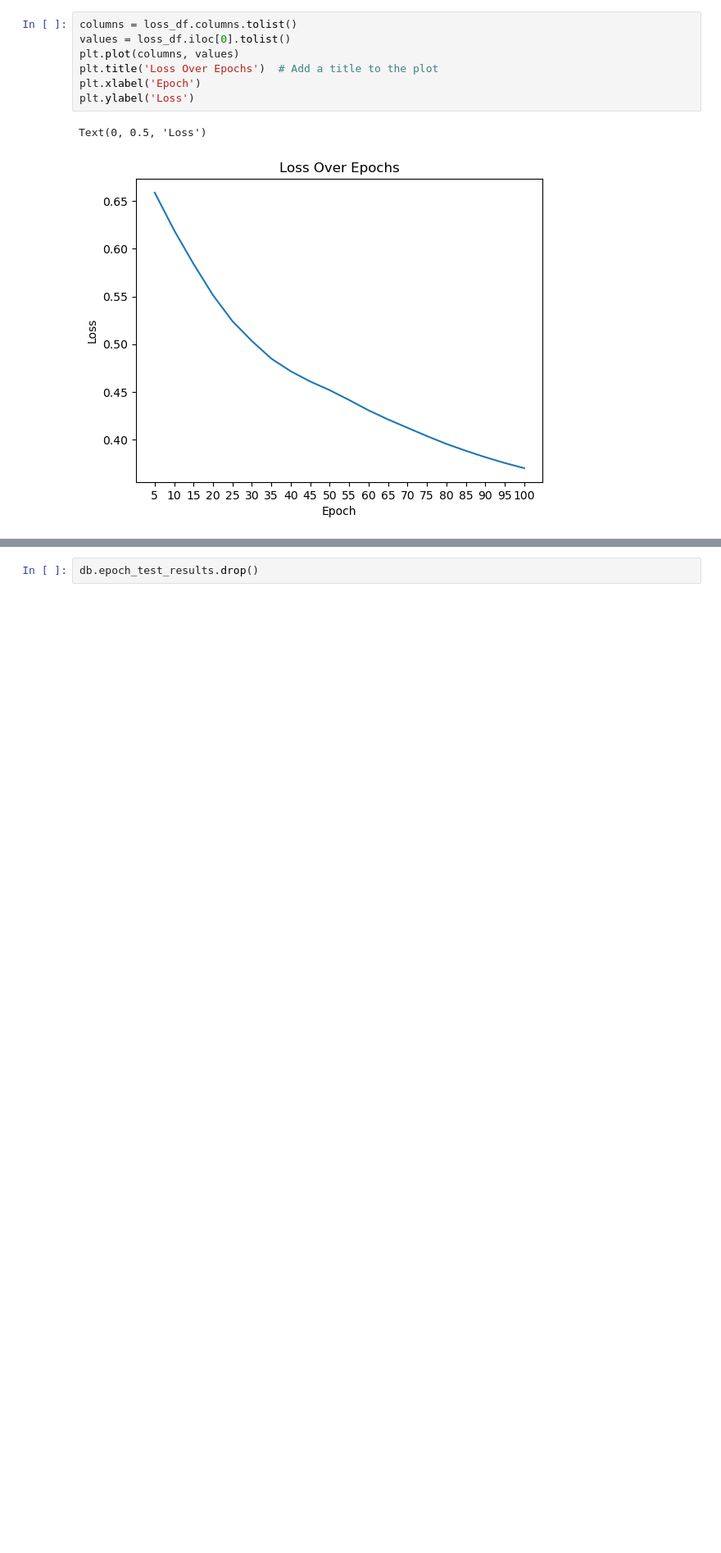
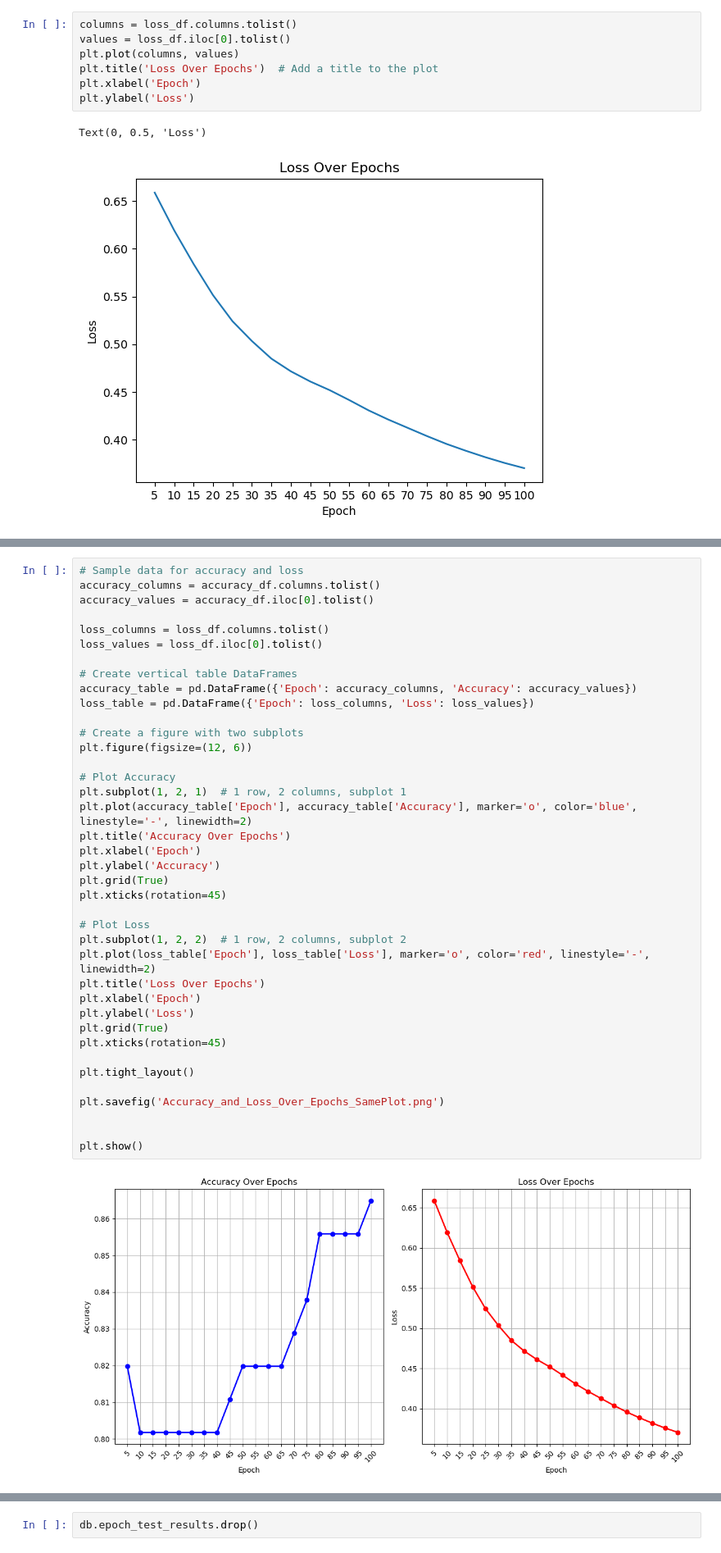
Before and after one commit to andrew-fellowes/project-four-testing-ovarian-cancer, a Jupyter notebook: Mongo_db_files-Roberto_Copy/python_db_test_result.ipynb, the cells around one changed output, grey strips where cells are left out. Shown at 82% size. Drawn from its saved outputs; the diff is of its cells as text; blank space fills up the shorter version.

```diff
--- a/Mongo_db_files-Roberto_Copy/python_db_test_result.ipynb
+++ b/Mongo_db_files-Roberto_Copy/python_db_test_result.ipynb
@@ -234,0 +318,41 @@ Index(['5', '10', '15', '20', '25', '30', '35', '40', '45', '50', '55', '60',
+# %%
+# Sample data for accuracy and loss
+accuracy_columns = accuracy_df.columns.tolist()
+accuracy_values = accuracy_df.iloc[0].tolist()
+
+loss_columns = loss_df.columns.tolist()
+loss_values = loss_df.iloc[0].tolist()
+
+# Create vertical table DataFrames
+accuracy_table = pd.DataFrame({'Epoch': accuracy_columns, 'Accuracy': accuracy_values})
+loss_table = pd.DataFrame({'Epoch': loss_columns, 'Loss': loss_values})
+
+# Create a figure with two subplots
+plt.figure(figsize=(12, 6))
+
+# Plot Accuracy
+plt.subplot(1, 2, 1)  # 1 row, 2 columns, subplot 1
+plt.plot(accuracy_table['Epoch'], accuracy_table['Accuracy'], marker='o', color='blue', linestyle='-', linewidth=2)
+plt.title('Accuracy Over Epochs')
+plt.xlabel('Epoch')
+plt.ylabel('Accuracy')
+plt.grid(True)
+plt.xticks(rotation=45)
+
+# Plot Loss
+plt.subplot(1, 2, 2)  # 1 row, 2 columns, subplot 2
+plt.plot(loss_table['Epoch'], loss_table['Loss'], marker='o', color='red', linestyle='-', linewidth=2)
+plt.title('Loss Over Epochs')
+plt.xlabel('Epoch')
+plt.ylabel('Loss')
+plt.grid(True)
+plt.xticks(rotation=45)
+
+plt.tight_layout()
+
+plt.savefig('Accuracy_and_Loss_Over_Epochs_SamePlot.png')
+
+
+plt.show()
+# %% [output]
+[figure, added]
```
Also changed, not shown: parts of 11 cells of this notebook, 5 other files.
